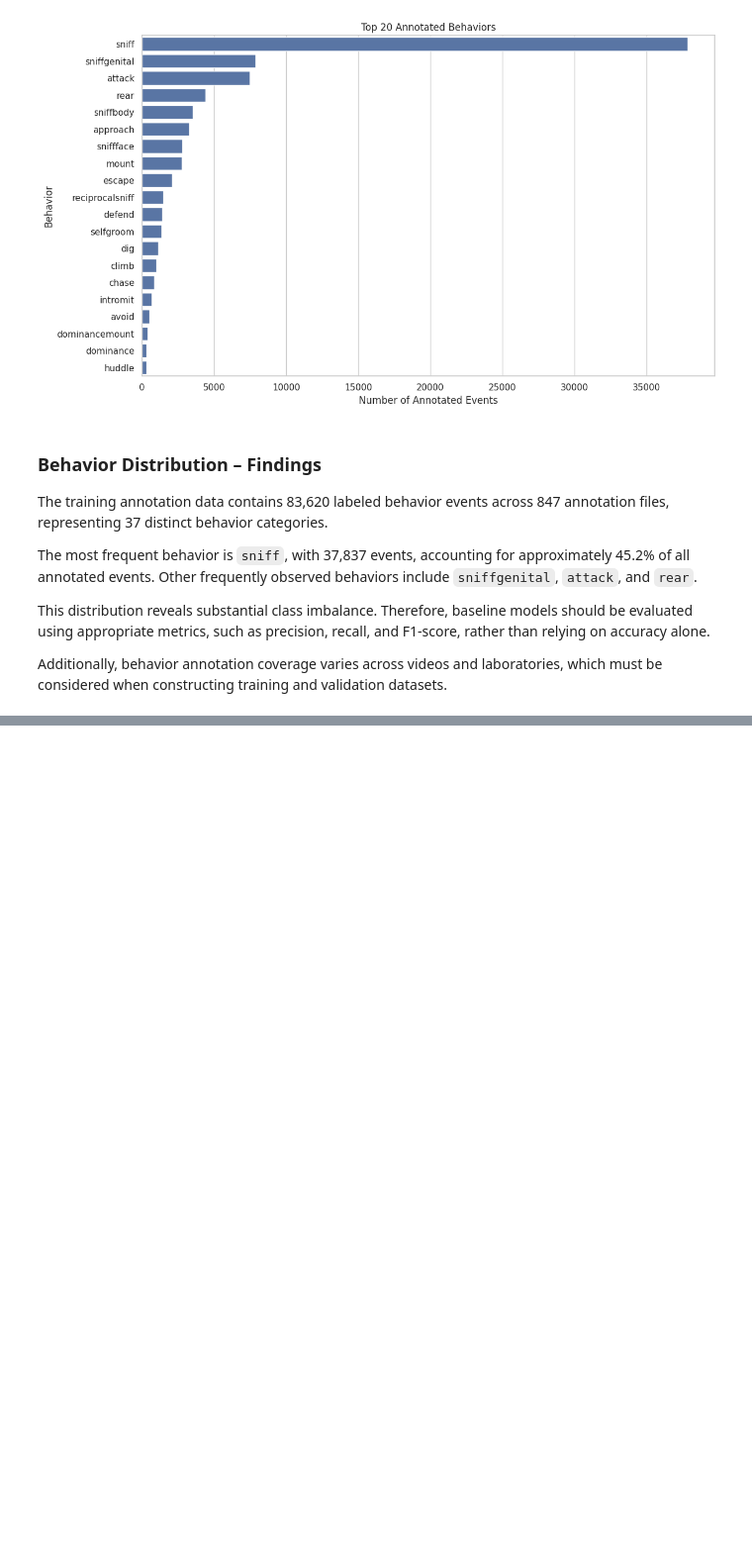
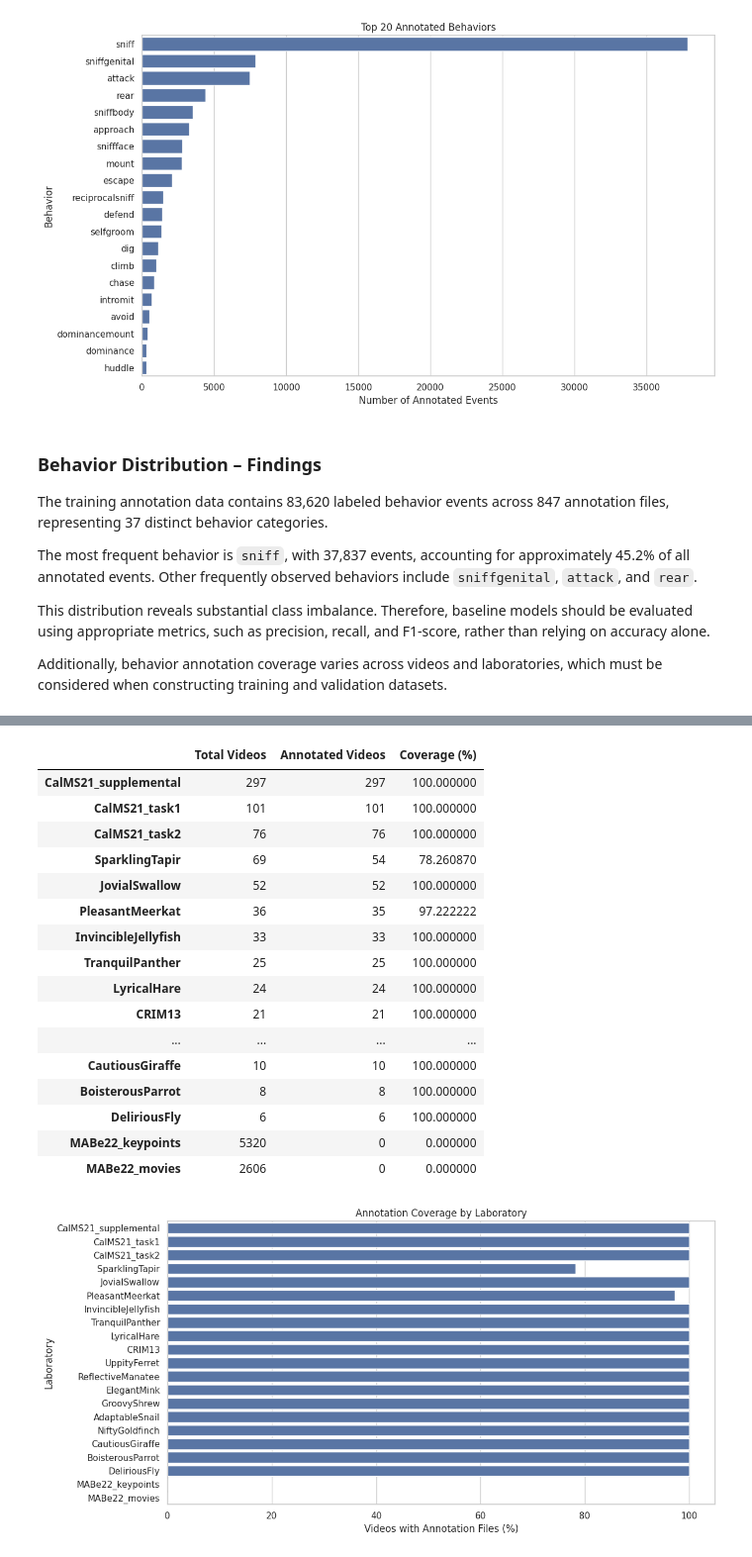
Before and after one commit to aytug-guler/GROUP19_CENG313, a Jupyter notebook: assignment1_eda_baseline.ipynb, the cells around one changed output, grey strips where cells are left out. Shown at 99% size. Drawn from its saved outputs; the diff is of its cells as text; code cells hidden in the pictures; blank space fills up the shorter version.

```diff
--- a/assignment1_eda_baseline.ipynb
+++ b/assignment1_eda_baseline.ipynb
@@ -588,0 +823,63 @@ Additionally, behavior annotation coverage varies across videos and laboratories
+# %%
+
+# Analyze annotation coverage by laboratory
+
+annotation_labs = pd.Series(
+    [path.parent.name for path in annotation_files]
+)
+
+annotation_counts = annotation_labs.value_counts()
+
+coverage = pd.DataFrame({
+    "Total Videos": train["lab_id"].value_counts(),
+    "Annotated Videos": annotation_counts
+}).fillna(0)
+
+coverage["Annotated Videos"] = (
+    coverage["Annotated Videos"].astype(int)
+)
+
+coverage["Coverage (%)"] = (
+    coverage["Annotated Videos"]
+    / coverage["Total Videos"]
+    * 100
+)
+
+coverage = coverage.sort_values(
+    "Annotated Videos",
+    ascending=False
+)
+
+display(coverage)
+
+plt.figure(figsize=(12, 6))
+
+sns.barplot(
+    x=coverage["Coverage (%)"],
+    y=coverage.index
+)
+
+plt.title("Annotation Coverage by Laboratory")
+plt.xlabel("Videos with Annotation Files (%)")
+plt.ylabel("Laboratory")
+plt.tight_layout()
+plt.show()
+# %% [output]
+|  | Total Videos | Annotated Videos | Coverage (%) |
+| CalMS21_supplemental | 297 | 297 | 100.000000 |
+| CalMS21_task1 | 101 | 101 | 100.000000 |
+| CalMS21_task2 | 76 | 76 | 100.000000 |
+| SparklingTapir | 69 | 54 | 78.260870 |
+| JovialSwallow | 52 | 52 | 100.000000 |
+| PleasantMeerkat | 36 | 35 | 97.222222 |
+| InvincibleJellyfish | 33 | 33 | 100.000000 |
+| TranquilPanther | 25 | 25 | 100.000000 |
+| LyricalHare | 24 | 24 | 100.000000 |
+| CRIM13 | 21 | 21 | 100.000000 |
+| ... | ... | ... | ... |
+| CautiousGiraffe | 10 | 10 | 100.000000 |
+| BoisterousParrot | 8 | 8 | 100.000000 |
+| DeliriousFly | 6 | 6 | 100.000000 |
+| MABe22_keypoints | 5320 | 0 | 0.000000 |
+| MABe22_movies | 2606 | 0 | 0.000000 |
+[figure, added]
```
Also changed, not shown: parts of 14 cells of this notebook.
